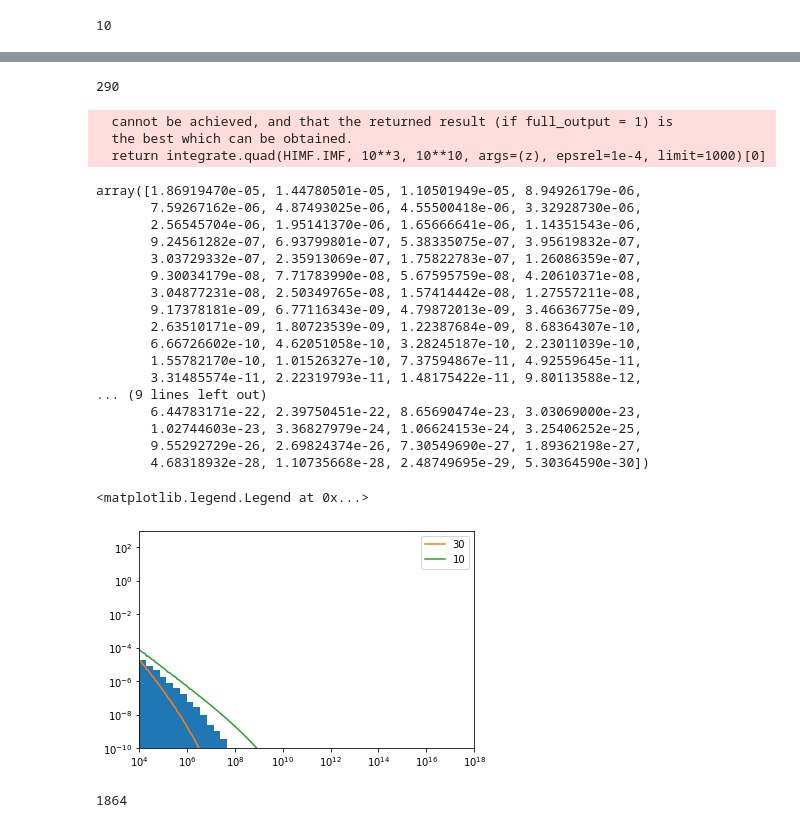
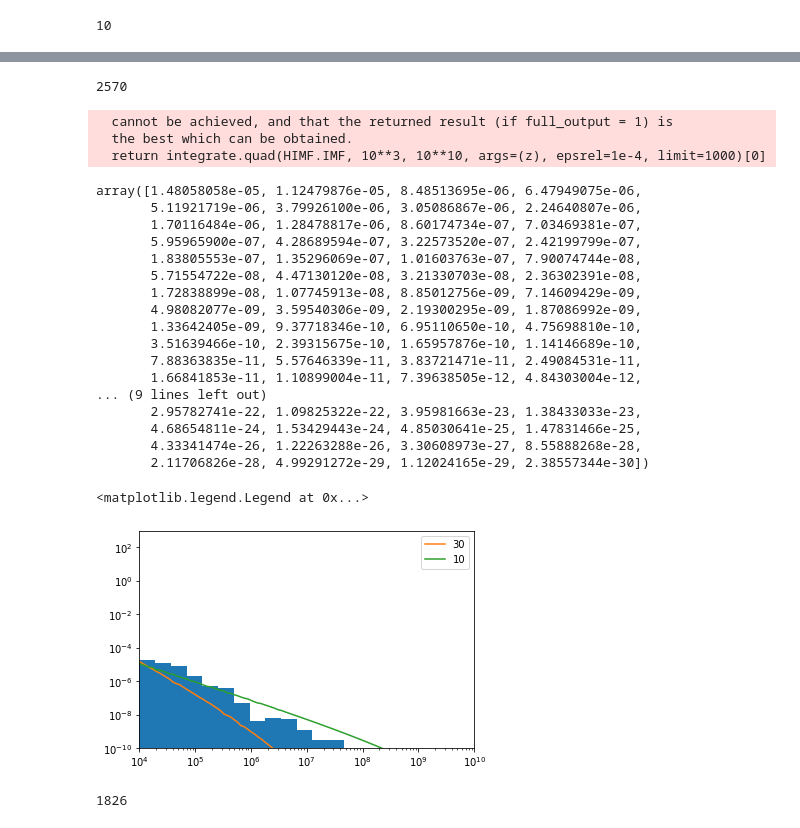
Before and after one commit to antoninvapa/Masters-Project, a Jupyter notebook: Classes.ipynb, the cells around one changed output, grey strips where cells are left out. Drawn from its saved outputs; the diff is of its cells as text; code cells hidden in the pictures.

```diff
--- a/Classes.ipynb
+++ b/Classes.ipynb
@@ -318,8 +318,8 @@ class HaloMassFunction:
 
     def logderivative(self, M):
         sigma = self.S(M)
-        sigma_plus = self.S(M**1.01)
-        return (np.log(sigma_plus*sigma_plus)-np.log(sigma*sigma))/np.log(0.01*M), sigma
+        sigma_plus = self.S(M**1.001)
+        return (np.log(sigma_plus*sigma_plus)-np.log(sigma*sigma))/np.log(0.001*M), sigma
 
     def logderivative_filter(self, M, interpolate):
         sigma = interpolate(np.log10(M))
@@ -678,3 +673,16 @@ Halos = [1.17692829e+08, 2.13677185e+07, 4.56340499e+08, 5.65513069e+08,
+# %%
+n_halos=1000
+
+Halos =[4.14192626e+04, 1.30983541e+04, 2.34212951e+06, 2.70304337e+05,
+       4.25275348e+06, 1.55697850e+05, 5.95238475e+05, 8.64868135e+05,
+       2.40002323e+09, 8.58108271e+04, 6.30215097e+06, 5.16754663e+04,
+       3.65909688e+07, 2.56068476e+04, 2.73310120e+05, 9.01183149e+04,
+       5.27713252e+05, 1.71776023e+06, 1.35785260e+07, 6.64251958e+04,
+       5.26413919e+05, 5.00285807e+04, 7.14737891e+07, 3.11841808e+04,
+       4.35671325e+06, 3.27777166e+05, 1.69701085e+04, 5.59917758e+05,
+       2.35281701e+04, 4.08792949e+08, 5.85657292e+05, 1.76794568e+06,
+       4.88613040e+06, 6.15386295e+08, 1.17603503e+05, 1.91157216e+04,
+       7.16393453e+06, 8.43446419e+04, 2.48967080e+06, 1.18024885e+04]
 # %%
 HIMF=HaloMassFunction(0)
 m = np.logspace(4, 10, 100)
@@ -708,10 +717,10 @@ while z<30:
 
     Mss=[]
     for ii in range(len(Ms)):
-        routine = MT.MT_Routine(Ms[ii], z, z+2)
+        routine = MT.MT_Routine(Ms[ii], z, z+0.5)
         Mss.append(routine)
 
-    z=z+2
+    z=z+0.5
     Mss = list(chain.from_iterable(Mss))
     Ms = Mss
     print(z)
@@ -728,7 +746,7 @@ while z<30:
 # %%
 len(Ms)
 # %% [output]
-290
+2570
 # %%
 HIMF=HaloMassFunction(0)
 m = np.logspace(4, 10, 100)
@@ -738,36 +756,36 @@ Himf
   cannot be achieved, and that the returned result (if full_output = 1) is
   the best which can be obtained.
   return integrate.quad(HIMF.IMF, 10**3, 10**10, args=(z), epsrel=1e-4, limit=1000)[0]
-array([1.86919470e-05, 1.44780501e-05, 1.10501949e-05, 8.94926179e-06,
-       7.59267162e-06, 4.87493025e-06, 4.55500418e-06, 3.32928730e-06,
-       2.56545704e-06, 1.95141370e-06, 1.65666641e-06, 1.14351543e-06,
-       9.24561282e-07, 6.93799801e-07, 5.38335075e-07, 3.95619832e-07,
-       3.03729332e-07, 2.35913069e-07, 1.75822783e-07, 1.26086359e-07,
-       9.30034179e-08, 7.71783990e-08, 5.67595759e-08, 4.20610371e-08,
-       3.04877231e-08, 2.50349765e-08, 1.57414442e-08, 1.27557211e-08,
-       9.17378181e-09, 6.77116343e-09, 4.79872013e-09, 3.46636775e-09,
-       2.63510171e-09, 1.80723539e-09, 1.22387684e-09, 8.68364307e-10,
-       6.66726602e-10, 4.62051058e-10, 3.28245187e-10, 2.23011039e-10,
-       1.55782170e-10, 1.01526327e-10, 7.37594867e-11, 4.92559645e-11,
-       3.31485574e-11, 2.22319793e-11, 1.48175422e-11, 9.80113588e-12,
+array([1.48058058e-05, 1.12479876e-05, 8.48513695e-06, 6.47949075e-06,
+       5.11921719e-06, 3.79926100e-06, 3.05086867e-06, 2.24640807e-06,
+       1.70116484e-06, 1.28478817e-06, 8.60174734e-07, 7.03469381e-07,
+       5.95965900e-07, 4.28689594e-07, 3.22573520e-07, 2.42199799e-07,
+       1.83805553e-07, 1.35296069e-07, 1.01603763e-07, 7.90074744e-08,
+       5.71554722e-08, 4.47130120e-08, 3.21330703e-08, 2.36302391e-08,
+       1.72838899e-08, 1.07745913e-08, 8.85012756e-09, 7.14609429e-09,
+       4.98082077e-09, 3.59540306e-09, 2.19300295e-09, 1.87086992e-09,
+       1.33642405e-09, 9.37718346e-10, 6.95110650e-10, 4.75698810e-10,
+       3.51639466e-10, 2.39315675e-10, 1.65957876e-10, 1.14146689e-10,
+       7.88363835e-11, 5.57646339e-11, 3.83721471e-11, 2.49084531e-11,
+       1.66841853e-11, 1.10899004e-11, 7.39638505e-12, 4.84303004e-12,
 ... (9 lines left out)
-       6.44783171e-22, 2.39750451e-22, 8.65690474e-23, 3.03069000e-23,
-       1.02744603e-23, 3.36827979e-24, 1.06624153e-24, 3.25406252e-25,
-       9.55292729e-26, 2.69824374e-26, 7.30549690e-27, 1.89362198e-27,
-       4.68318932e-28, 1.10735668e-28, 2.48749695e-29, 5.30364590e-30])
+       2.95782741e-22, 1.09825322e-22, 3.95981663e-23, 1.38433033e-23,
+       4.68654811e-24, 1.53429443e-24, 4.85030641e-25, 1.47831466e-25,
+       4.33341474e-26, 1.22263288e-26, 3.30608973e-27, 8.55888268e-28,
+       2.11706826e-28, 4.99291272e-29, 1.12024165e-29, 2.38557344e-30])
 # %%
 plt.hist(Ms, bins=10**np.linspace(4,15,40), log=True, density=True)
 plt.plot(m, Himf, label='30')
 plt.plot(m, Himf_10, label='10')
 plt.ylim(1e-10,1e3)
 plt.xscale('log')
 plt.yscale('log')
-plt.xlim(1e4, 1e18)
+plt.xlim(1e4, 1e10)
 plt.legend()
 # %% [output]
 <matplotlib.legend.Legend at 0x...>
-[figure, old version]
+[figure, new version]
 # %%
 len(Ms)
 # %% [output]
-1864
+1826
```
Also changed, not shown: parts of 7 cells of this notebook, 1 other file.
